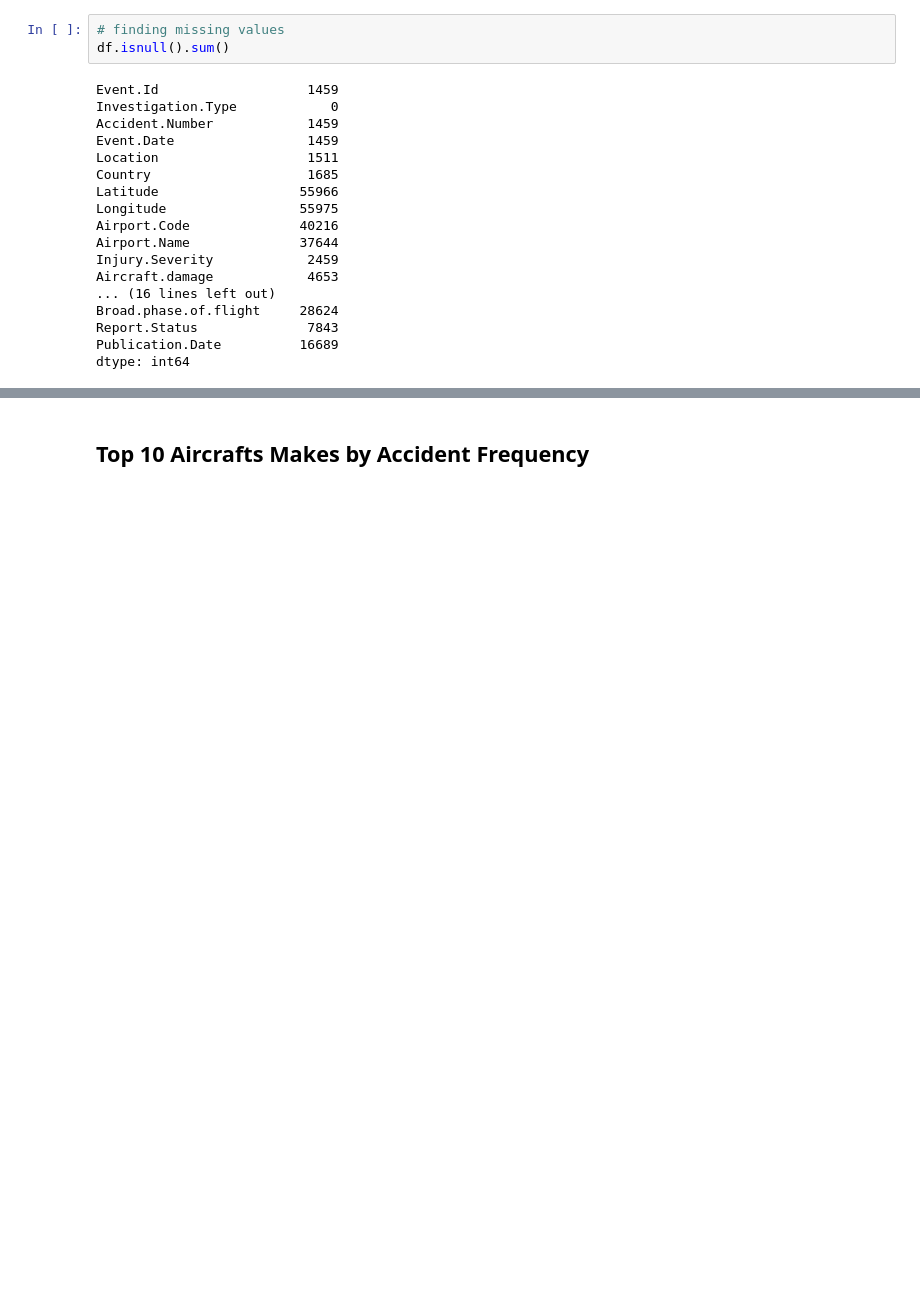
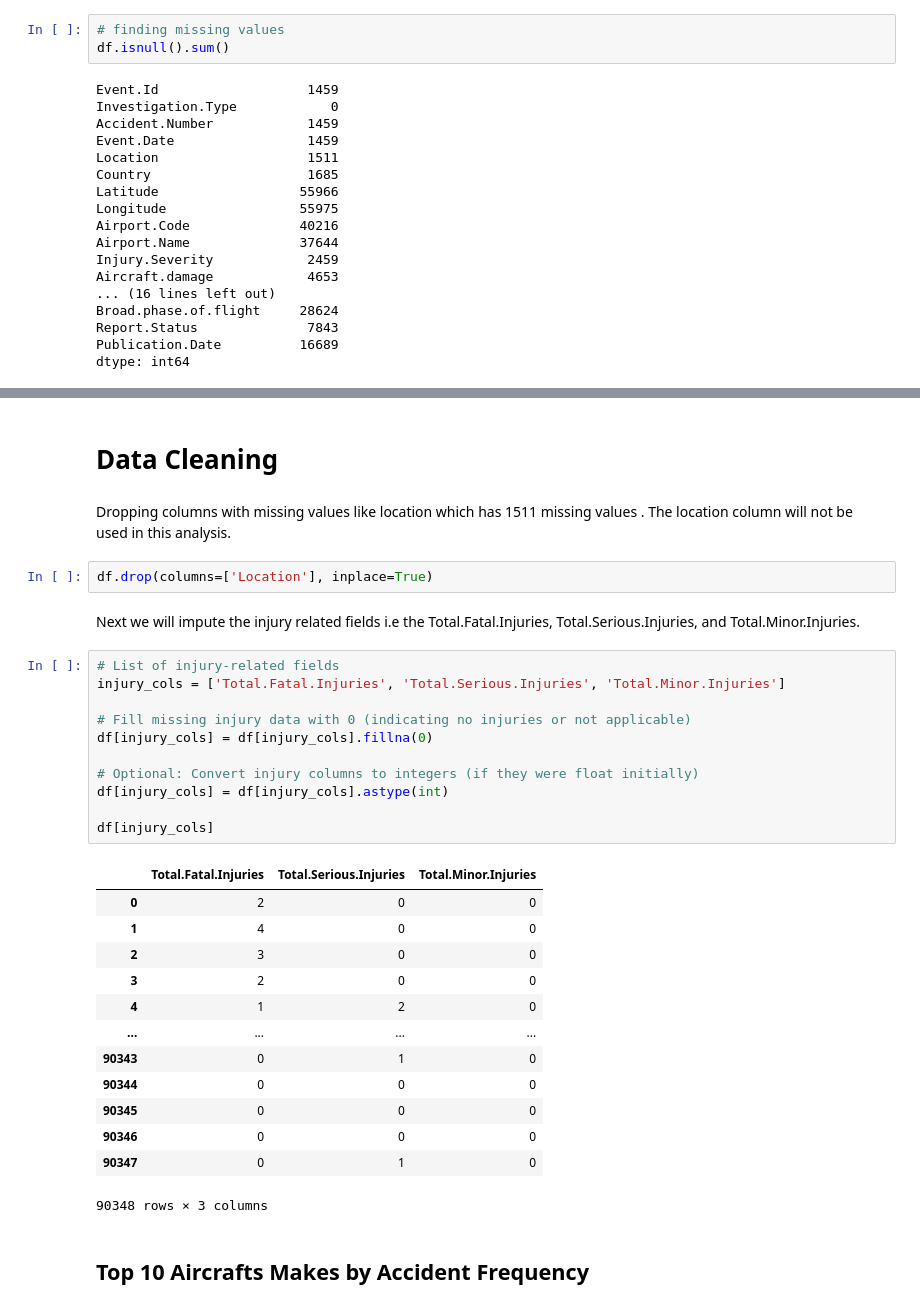
Before and after one commit to Irene-coder-dot/dsc-phase-1-project-v3, a Jupyter notebook: student.ipynb, the cells around one changed output, grey strips where cells are left out. Cells and saved outputs as stored; diff of their text form; blank space fills up the shorter version.

```diff
--- a/student.ipynb
+++ b/student.ipynb
@@ -129,3 +179,36 @@ The .isnull().sum() method helps detect missing data by returning the count of n
+# %% [markdown]
+ # Data Cleaning
+# %% [markdown]
+Dropping columns with missing values like location which has 1511 missing values . The location column will not be used in this analysis.
+# %%
+df.drop(columns=['Location'], inplace=True)
+# %% [markdown]
+ Next we will impute the injury related fields i.e the Total.Fatal.Injuries, Total.Serious.Injuries, and Total.Minor.Injuries.
+# %%
+# List of injury-related fields
+injury_cols = ['Total.Fatal.Injuries', 'Total.Serious.Injuries', 'Total.Minor.Injuries']
+
+# Fill missing injury data with 0 (indicating no injuries or not applicable)
+df[injury_cols] = df[injury_cols].fillna(0)
+
+# Optional: Convert injury columns to integers (if they were float initially)
+df[injury_cols] = df[injury_cols].astype(int)
+
+df[injury_cols]
+# %% [output]
+|  | Total.Fatal.Injuries | Total.Serious.Injuries | Total.Minor.Injuries |
+| 0 | 2 | 0 | 0 |
+| 1 | 4 | 0 | 0 |
+| 2 | 3 | 0 | 0 |
+| 3 | 2 | 0 | 0 |
+| 4 | 1 | 2 | 0 |
+| ... | ... | ... | ... |
+| 90343 | 0 | 1 | 0 |
+| 90344 | 0 | 0 | 0 |
+| 90345 | 0 | 0 | 0 |
+| 90346 | 0 | 0 | 0 |
+| 90347 | 0 | 1 | 0 |
+90348 rows × 3 columns
 # %% [markdown]
 ## Top 10 Aircrafts Makes by Accident Frequency
 # %%
```
Also changed, not shown: parts of 23 cells of this notebook.
